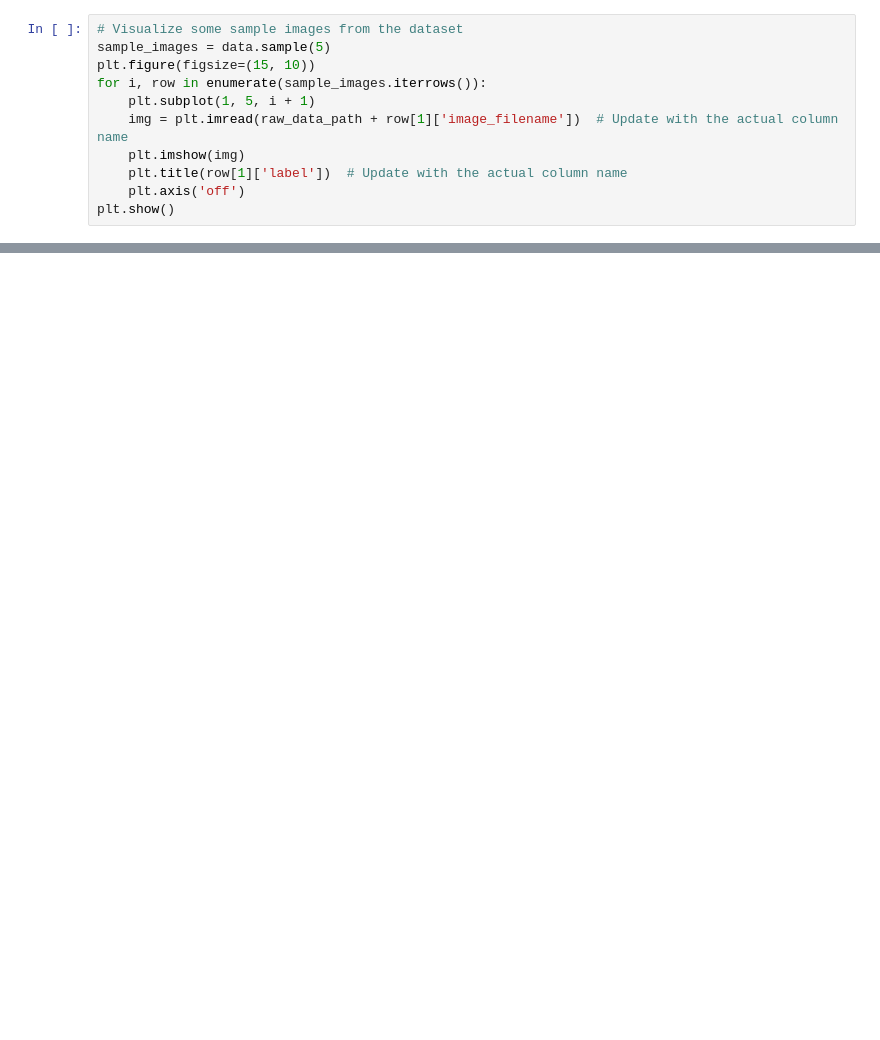
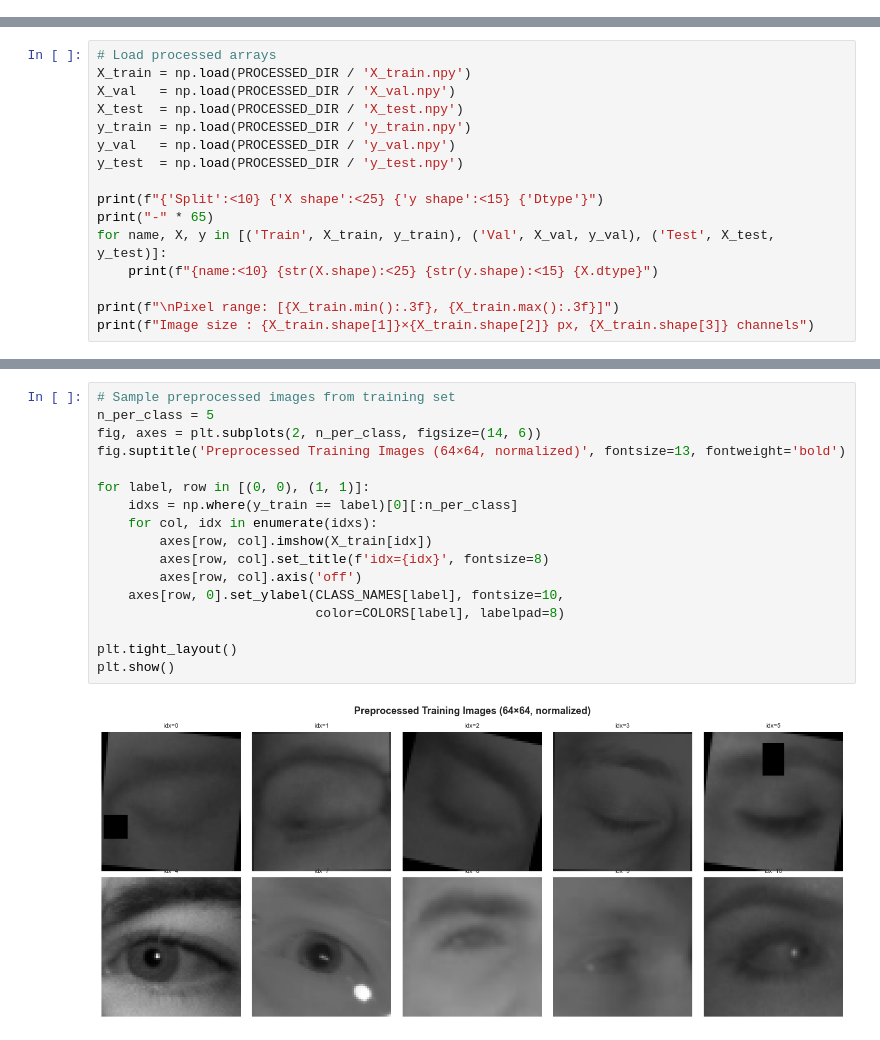
Before and after one commit to kavipriyariisc/driver-drowsiness-detection-system, a Jupyter notebook: notebooks/00-exploratory-data-analysis.ipynb, the cells around one changed output, grey strips where cells are left out. Drawn from its saved outputs; the diff is of its cells as text; blank space fills up the shorter version.

```diff
--- a/notebooks/00-exploratory-data-analysis.ipynb
+++ b/notebooks/00-exploratory-data-analysis.ipynb
@@ -34,11 +0,0 @@ plt.show()
-# %%
-# Visualize some sample images from the dataset
-sample_images = data.sample(5)
-plt.figure(figsize=(15, 10))
-for i, row in enumerate(sample_images.iterrows()):
-    plt.subplot(1, 5, i + 1)
-    img = plt.imread(raw_data_path + row[1]['image_filename'])  # Update with the actual column name
-    plt.imshow(img)
-    plt.title(row[1]['label'])  # Update with the actual column name
-    plt.axis('off')
-plt.show()
@@ -48,0 +208,16 @@ This notebook provided an overview of the dataset through exploratory data analy
+# %%
+# Load processed arrays
+X_train = np.load(PROCESSED_DIR / 'X_train.npy')
+X_val   = np.load(PROCESSED_DIR / 'X_val.npy')
+X_test  = np.load(PROCESSED_DIR / 'X_test.npy')
+y_train = np.load(PROCESSED_DIR / 'y_train.npy')
+y_val   = np.load(PROCESSED_DIR / 'y_val.npy')
+y_test  = np.load(PROCESSED_DIR / 'y_test.npy')
+
+print(f"{'Split':<10} {'X shape':<25} {'y shape':<15} {'Dtype'}")
+print("-" * 65)
+for name, X, y in [('Train', X_train, y_train), ('Val', X_val, y_val), ('Test', X_test, y_test)]:
+    print(f"{name:<10} {str(X.shape):<25} {str(y.shape):<15} {X.dtype}")
+
+print(f"\nPixel range: [{X_train.min():.3f}, {X_train.max():.3f}]")
+print(f"Image size : {X_train.shape[1]}×{X_train.shape[2]} px, {X_train.shape[3]} channels")
@@ -48,0 +254,19 @@ This notebook provided an overview of the dataset through exploratory data analy
+# %%
+# Sample preprocessed images from training set
+n_per_class = 5
+fig, axes = plt.subplots(2, n_per_class, figsize=(14, 6))
+fig.suptitle('Preprocessed Training Images (64×64, normalized)', fontsize=13, fontweight='bold')
+
+for label, row in [(0, 0), (1, 1)]:
+    idxs = np.where(y_train == label)[0][:n_per_class]
+    for col, idx in enumerate(idxs):
+        axes[row, col].imshow(X_train[idx])
+        axes[row, col].set_title(f'idx={idx}', fontsize=8)
+        axes[row, col].axis('off')
+    axes[row, 0].set_ylabel(CLASS_NAMES[label], fontsize=10,
+                            color=COLORS[label], labelpad=8)
+
+plt.tight_layout()
+plt.show()
+# %% [output]
+[figure, added]
```
Also changed, not shown: parts of 20 cells of this notebook.
